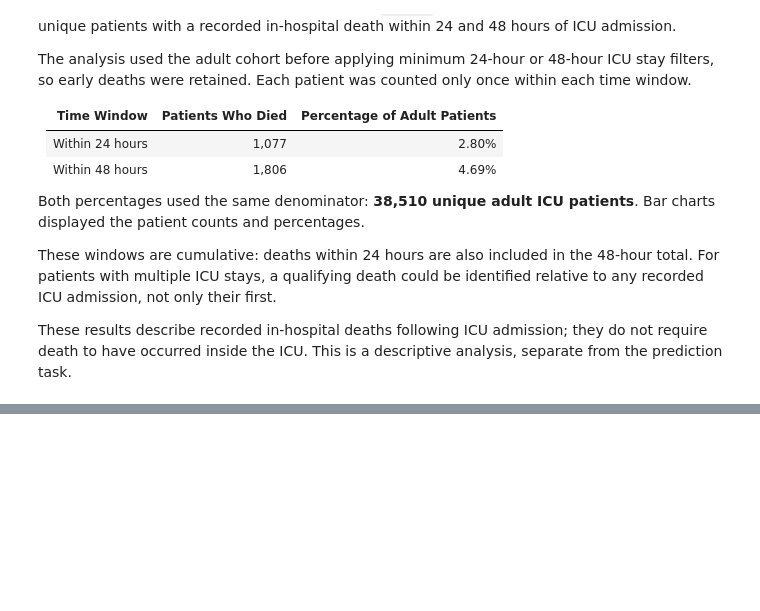
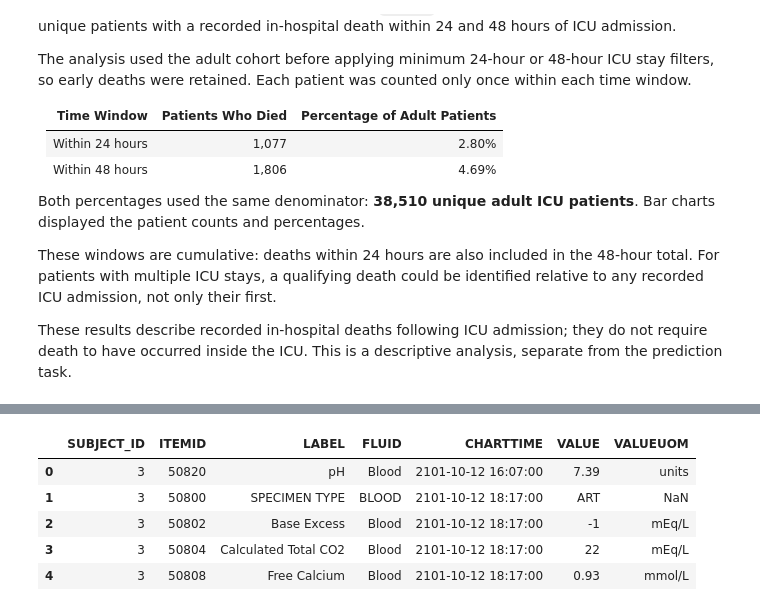
Before and after one commit to sengulozaydin/icu-risk-prediction, a Jupyter notebook: notebooks/01_data_overview.ipynb, the cells around one changed output, grey strips where cells are left out. Cells and saved outputs as stored; diff of their text form; code cells hidden in the pictures; blank space fills up the shorter version.

```diff
--- a/notebooks/01_data_overview.ipynb
+++ b/notebooks/01_data_overview.ipynb
@@ -650,0 +724,21 @@ These results describe recorded in-hospital deaths following ICU admission; they
+# %%
+lab_results_sample_df = lab_results_sample_df.merge(
+    lab_items_df[["ITEMID", "LABEL", "FLUID", "CATEGORY"]],
+    on="ITEMID",
+    how="left",
+    validate="many_to_one"
+)
+
+display(
+    lab_results_sample_df[
+        ["SUBJECT_ID", "ITEMID", "LABEL", "FLUID",
+         "CHARTTIME", "VALUE", "VALUEUOM"]
+    ]
+)
+# %% [output]
+|  | SUBJECT_ID | ITEMID | LABEL | FLUID | CHARTTIME | VALUE | VALUEUOM |
+| 0 | 3 | 50820 | pH | Blood | 2101-10-12 16:07:00 | 7.39 | units |
+| 1 | 3 | 50800 | SPECIMEN TYPE | BLOOD | 2101-10-12 18:17:00 | ART | NaN |
+| 2 | 3 | 50802 | Base Excess | Blood | 2101-10-12 18:17:00 | -1 | mEq/L |
+| 3 | 3 | 50804 | Calculated Total CO2 | Blood | 2101-10-12 18:17:00 | 22 | mEq/L |
+| 4 | 3 | 50808 | Free Calcium | Blood | 2101-10-12 18:17:00 | 0.93 | mmol/L |
```
Also changed, not shown: parts of 4 cells of this notebook.
